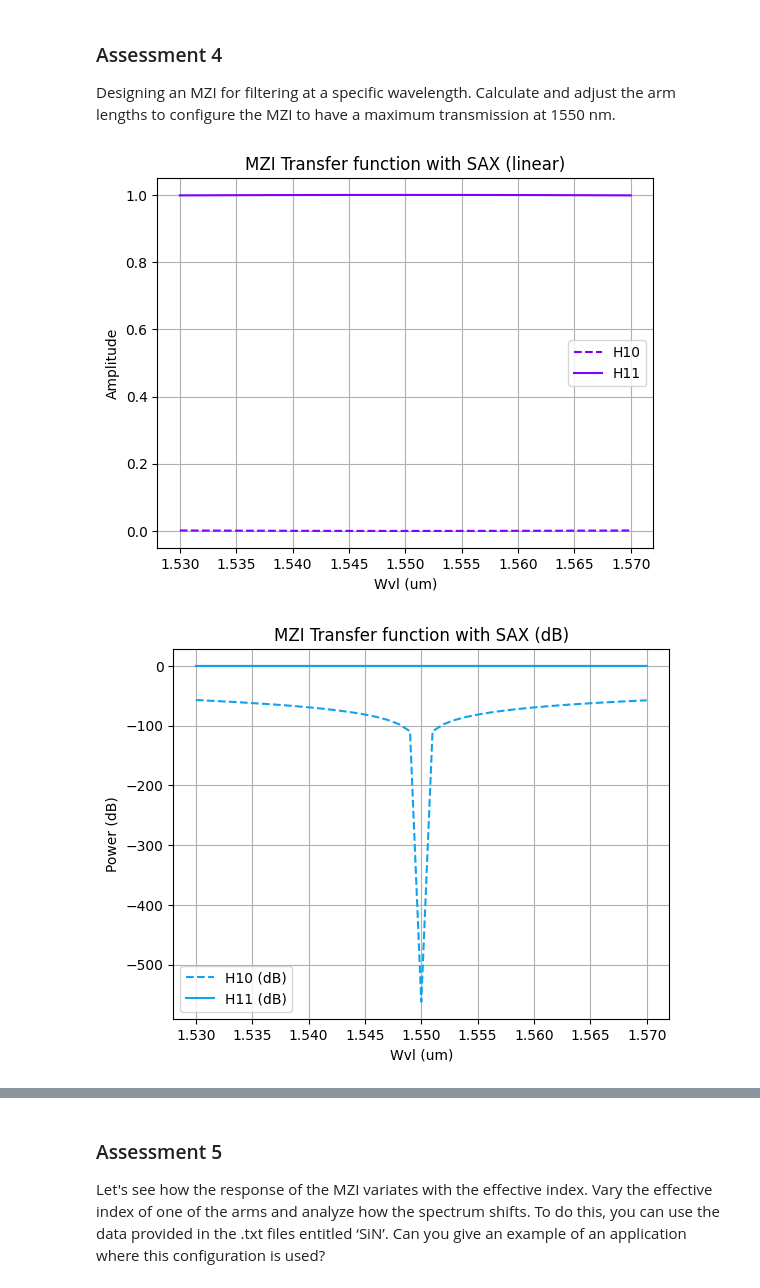
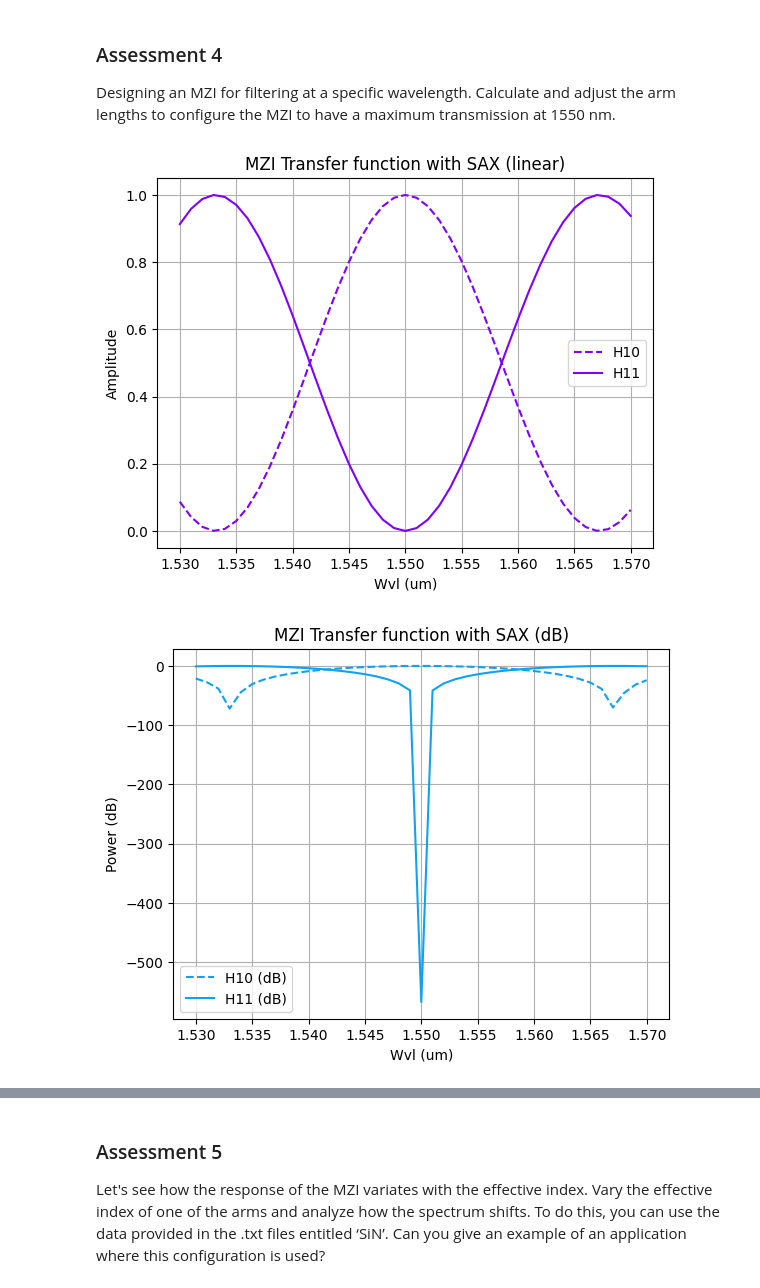
Before and after one commit to snacmuo/pic-upv-lab3, a Jupyter notebook: 30_INTERFEROMETERS_v2025_STUDENTS_UPDATE2.ipynb, the cells around one changed output, grey strips where cells are left out. Cells and saved outputs as stored; diff of their text form; code cells hidden in the pictures.

```diff
--- a/30_INTERFEROMETERS_v2025_STUDENTS_UPDATE2.ipynb
+++ b/30_INTERFEROMETERS_v2025_STUDENTS_UPDATE2.ipynb
@@ -1195,11 +1195,12 @@ gamma_b = 0; #null excess loss
 
 # Path length
 # Para tener transmisión máxima a 1550 nm, establecer la diferencia de fase en π a λ0 = 1.55 um
-# Δφ = 2π (neffu Lu - neffd Ld) / λ0 = π, por lo que neffu Lu - neffd Ld = λ0 / 2
-# Asumiendo neffu ≈ neffd ≈ neff a 1550 nm, ΔL = Lu - Ld ≈ λ0 / (2 * neff)
-neff_at_1550 = neffu[20]  # Índice efectivo correspondiente a 1550 nm, que es el centro del rango espectral de interés
-delta_L = 1.55 / (2 * neff_at_1550)
-Lu = 25; # um
+# Δφ = 2π (neffu Lu - neffd Ld) / λ0 = mπ, por lo que neffu Lu - neffd Ld = λ0 * m / 2
+# Asumiendo neffu ≈ neffd ≈ neff a 1550 nm, ΔL = Lu - Ld ≈ λ0 * m / (2 * neff)
+neff_1550 = neffu[20]  # Índice efectivo correspondiente a 1550 nm, que es el centro del rango espectral de interés
+m = 50 # Número de períodos para obtener una diferencia de fase de mπ, lo que permite observar varias franjas de interferencia en el espectro
+delta_L = 1.55 * m / (2 * neff_1550)
+Lu = 5; # um
 Ld = Lu - delta_L; # um
 
 # Coupling constant
@@ -1219,32 +1220,32 @@ H11 = mzi_test["in1", "out1"]
 
 H00_dB = 20 * jnp.log10(jnp.abs(H00)**2)  # Multiplicamos por 2 para normalizar la potencia de entrada
 H10_dB = 20 * jnp.log10(jnp.abs(H10)**2)
 H01_dB = 20 * jnp.log10(jnp.abs(H01)**2)
 H11_dB = 20 * jnp.log10(jnp.abs(H11)**2)
 
 # Plot
 plt.figure()
 #plt.plot(wvl, np.abs(H00)**2, linestyle='-', color=color[1], label='H00')
 plt.plot(wvl, np.abs(H10)**2, linestyle='--', color=color[0], label='H10')
 #plt.plot(wvl, np.abs(H01)**2, linestyle='--', color=color[2], label='H01')
 plt.plot(wvl, np.abs(H11)**2, linestyle='-', color=color[0], label='H11')
 plt.xlabel('Wvl (um)')
 plt.ylabel('Amplitude')
 plt.title('MZI Transfer function with SAX (linear)')
 plt.legend()
 plt.grid(True)
 
 plt.figure()
 #plt.plot(wvl, H00_dB, linestyle='-', color=color[1], label='H00 (dB)')
 plt.plot(wvl, H10_dB, linestyle='--', color=color[2], label='H10 (dB)')
 #plt.plot(wvl, H01_dB, linestyle='--', color=color[2], label='H01 (dB)')
 plt.plot(wvl, H11_dB, linestyle='-', color=color[2], label='H11 (dB)')
 plt.xlabel('Wvl (um)')
 plt.ylabel('Power (dB)')
 plt.title('MZI Transfer function with SAX (dB)')
 plt.legend()
 plt.grid(True)
 plt.show()
 # %% [output]
-[figure, old version]
+[figure, new version]
-[figure, old version]
+[figure, new version]
```
Also changed, not shown: parts of 8 cells of this notebook, 1 other file.
